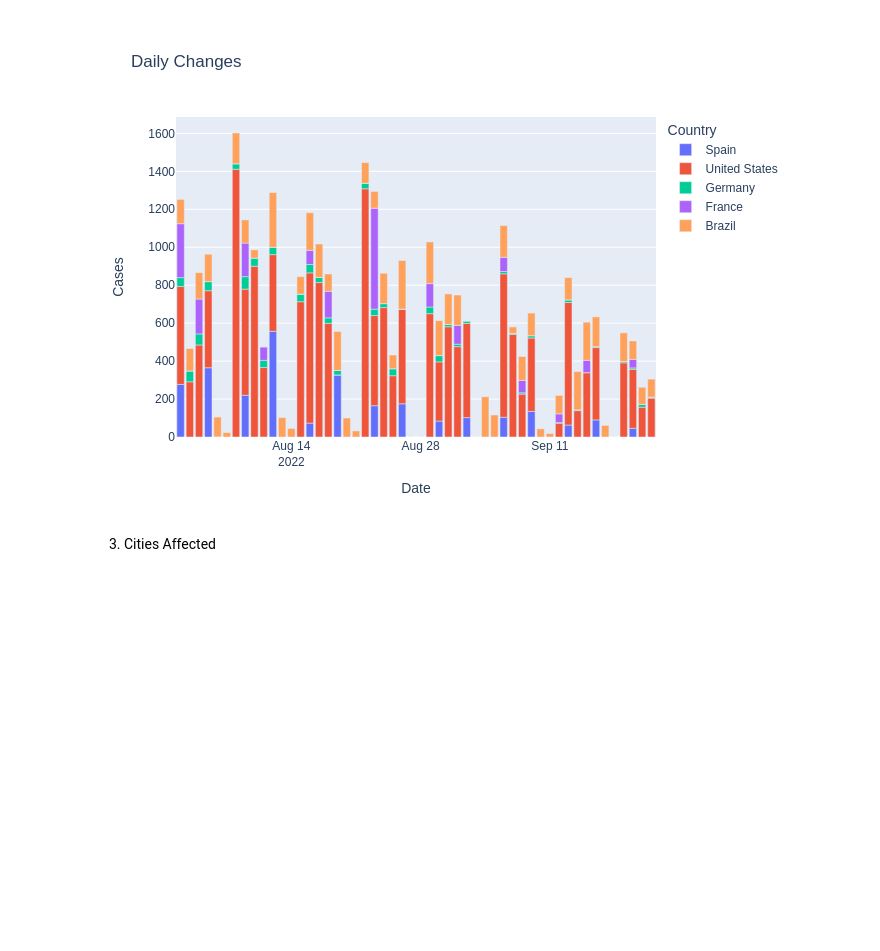
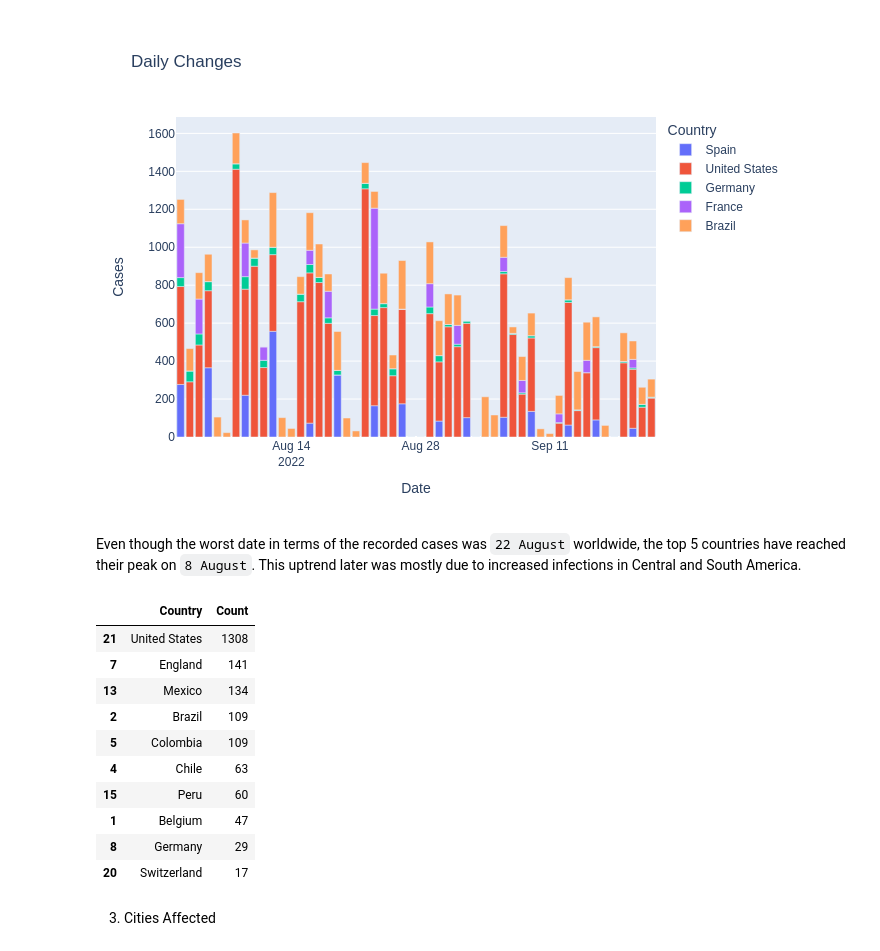
Before and after one commit to vatch123/Monkey-Pox, a Jupyter notebook: EDA_analysis.ipynb, the cells around one changed output. Drawn from its saved outputs; the diff is of its cells as text; code cells hidden in the pictures; blank space fills up the shorter version.

```diff
--- a/EDA_analysis.ipynb
+++ b/EDA_analysis.ipynb
@@ -123,6 +128,23 @@ fig = daily_changes(df_worldwide_cases,df_daily_cases)
 fig.show("png")
 # %% [output]
 [figure]
+# %% [markdown]
+Even though the worst date in terms of the recorded cases was `22 August` worldwide, the top 5 countries have reached their peak on `8 August`. This uptrend later was mostly due to increased infections in Central and South America.
+# %%
+df = df_detection_timeline[df_detection_timeline['Date_confirmation']=='2022-08-22']
+df.groupby('Country').size().reset_index(name='Count').sort_values('Count', ascending=False).head(10)
+# %% [output]
+|  | Country | Count |
+| 21 | United States | 1308 |
+| 7 | England | 141 |
+| 13 | Mexico | 134 |
+| 2 | Brazil | 109 |
+| 5 | Colombia | 109 |
+| 4 | Chile | 63 |
+| 15 | Peru | 60 |
+| 1 | Belgium | 47 |
+| 8 | Germany | 29 |
+| 20 | Switzerland | 17 |
 # %% [markdown]
 3. Cities Affected
 # %%
```
Also changed, not shown: parts of 21 cells of this notebook, 8 other files.
